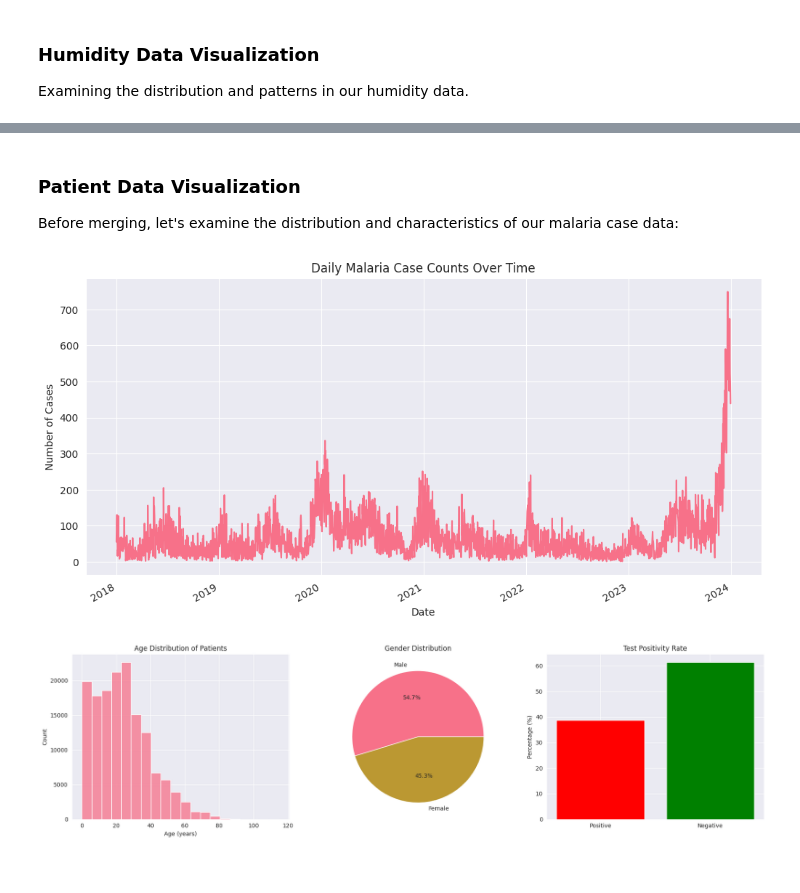
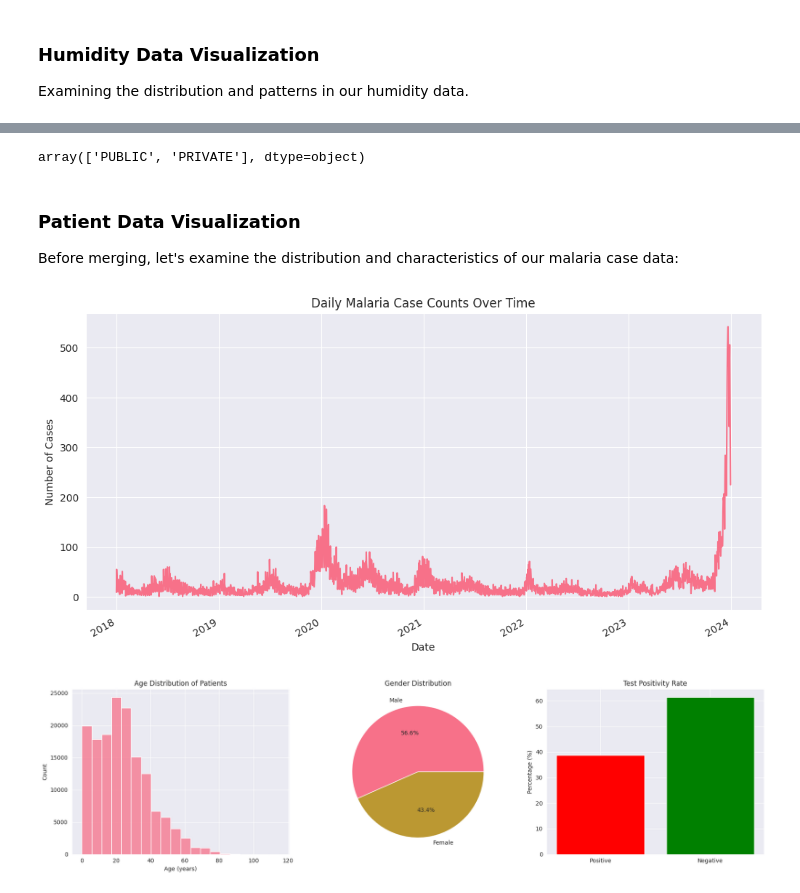
Before and after one commit to tarxemo/MalariaOutbreak, a Jupyter notebook: notebooks/final.ipynb, the cells around one changed output, grey strips where cells are left out. Drawn from its saved outputs; the diff is of its cells as text; code cells hidden in the pictures.

```diff
--- a/notebooks/final.ipynb
+++ b/notebooks/final.ipynb
@@ -1104,7 +1447,8 @@ print(malaria_patients_df["District"].unique())
 # Prepare date field for merging
 malaria_patients_df = malaria_patients_df.rename(columns={"Date Of Malaria Results": "Date"})
 malaria_patients_df["Date"] = pd.to_datetime(malaria_patients_df["Date"], format="%Y-%m-%d")
-print(malaria_patients_df.head())
+malaria_patients_df = malaria_patients_df.sort_values(by='Date')
+malaria_patients_df.info()
 # %% [output]
 Initial district names in patient data:
 ['MJINI' 'KATI' 'KASKAZINI A' 'WETE' 'MAGHARIBI A' 'KASKAZINI B' 'KUSINI'
@@ -1126,42 +1527,67 @@ Standardized district names:
+# %%
+# Step 1: Fill categorical columns with mode
+categorical_cols = [
+    'District', 'Household Island', 'Household Shehia', 'Sex',
+    'Travel History', 'Occupation', 'Household Member Type',
+    'Facility', 'Facility District', 'Facility Type'
+]
+
+for col in categorical_cols:
+    if malaria_patients_df[col].isna().sum() > 0:
+        malaria_patients_df[col] = malaria_patients_df[col].fillna(malaria_patients_df[col].mode()[0])
+
+# Step 2: Fill numeric column (Age) with median
+malaria_patients_df['Age In Years'] = malaria_patients_df['Age In Years'].fillna(malaria_patients_df['Age In Years'].median())
+
+# Step 3: Fill lat/lon with mean (or you can choose to drop them if they are not needed)
+malaria_patients_df['Household Location - Latitude'] = malaria_patients_df['Household Location - Latitude'].fillna(malaria_patients_df['Household Location - Latitude'].mean())
+malaria_patients_df['Household Location - Longitude'] = malaria_patients_df['Household Location - Longitude'].fillna(malaria_patients_df['Household Location - Longitude'].mean())
+
+# Optional: If you want to fill Malaria Case ID or Sn, you can assign a placeholder
+malaria_patients_df['Malaria Case ID'] = malaria_patients_df['Malaria Case ID'].fillna("UNKNOWN_CASE")
+# %%
+malaria_patients_df["Facility Type"].unique()
+# %% [output]
+array(['PUBLIC', 'PRIVATE'], dtype=object)
 # %% [markdown]
 
 ### Patient Data Visualization
 
 Before merging, let's examine the distribution and characteristics of our malaria case data:
 # %%
-
+positive_rows = malaria_patients_df[malaria_patients_df['Malaria Positive'] == True]
 # Plot temporal distribution of malaria cases
 plt.figure(figsize=(12, 6))
-malaria_patients_df["Date"].value_counts().sort_index().plot()
+positive_rows["Date"].value_counts().sort_index().plot()
 plt.title("Daily Malaria Case Counts Over Time")
 plt.xlabel("Date")
 plt.ylabel("Number of Cases")
 plt.grid(True)
 plt.show()
 
 # Demographic breakdown
 fig, axes = plt.subplots(1, 3, figsize=(18, 5))
 
 # Age distribution
 sns.histplot(malaria_patients_df["Age In Years"], bins=20, ax=axes[0])
 axes[0].set_title("Age Distribution of Patients")
 axes[0].set_xlabel("Age (years)")
 
 # Gender distribution
 gender_counts = malaria_patients_df["Sex"].value_counts()
 axes[1].pie(gender_counts, labels=gender_counts.index, autopct='%1.1f%%')
 axes[1].set_title("Gender Distribution")
 
 # Case positivity rate
 positive_rate = malaria_patients_df["Malaria Positive"].mean() * 100
 axes[2].bar(["Positive", "Negative"],
             [positive_rate, 100-positive_rate],
             color=['red', 'green'])
 axes[2].set_title("Test Positivity Rate")
 axes[2].set_ylabel("Percentage (%)")
 
 plt.tight_layout()
 plt.show()
 # %% [output]
-[figure, old version]
+[figure, new version]
-[figure, old version]
+[figure, new version]
```
Also changed, not shown: parts of 92 cells of this notebook, 22 other files.
